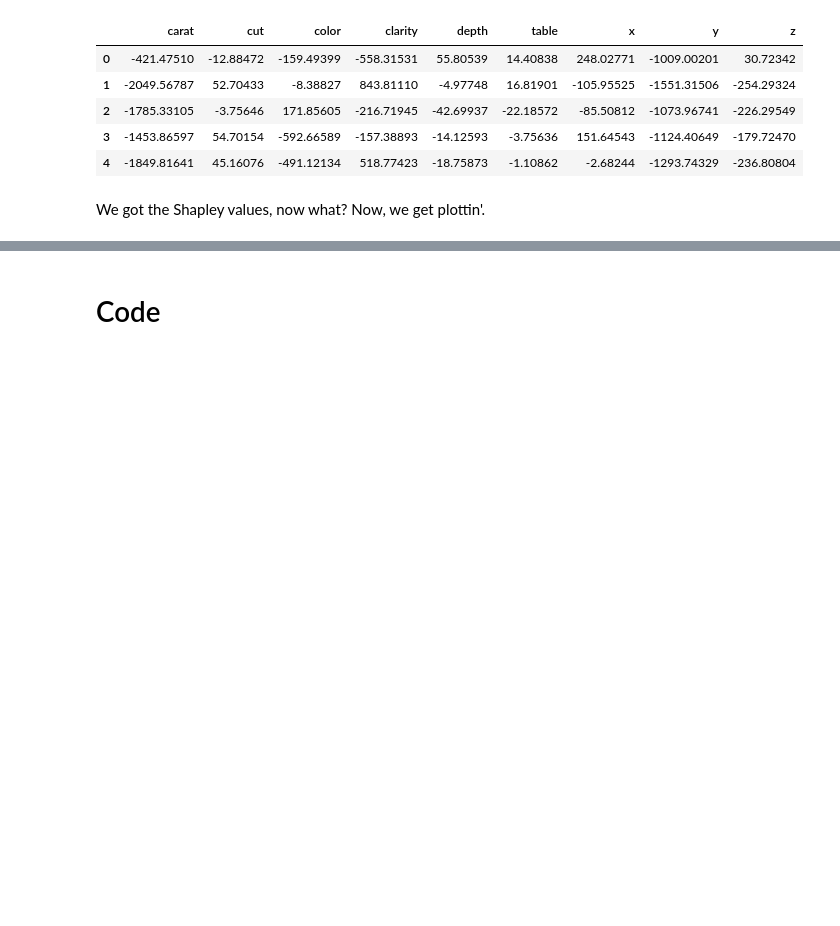
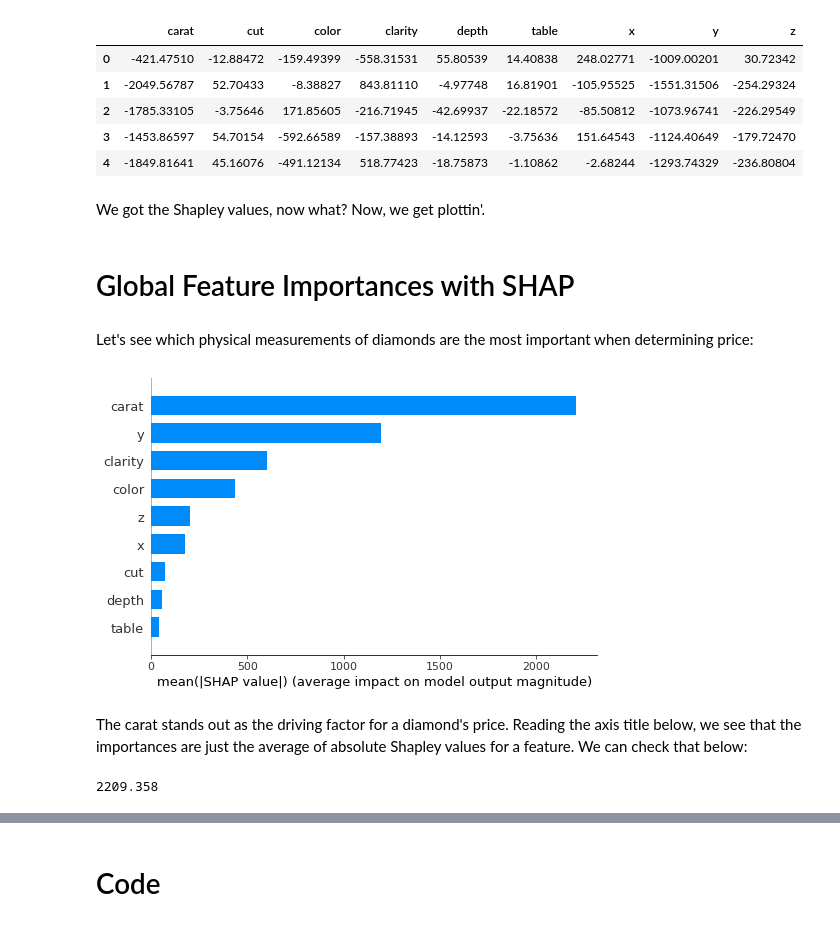
Before and after one commit to BexTuychiev/medium_stories, a Jupyter notebook: 2021/october/1_shap_explainability/notebook.ipynb, the cells around one changed output, grey strips where cells are left out. Cells and saved outputs as stored; diff of their text form; code cells hidden in the pictures; blank space fills up the shorter version.

Commit message:
section: Global Feature Importances with SHAP

```diff
--- a/2021/october/1_shap_explainability/notebook.ipynb
+++ b/2021/october/1_shap_explainability/notebook.ipynb
@@ -203,3 +205,19 @@ pd.DataFrame(shap_values_xgb, columns=X_train.columns.tolist()).head()
 | 4 | -1849.81641 | 45.16076 | -491.12134 | 518.77423 | -18.75873 | -1.10862 | -2.68244 | -1293.74329 | -236.80804 |
 # %% [markdown]
 We got the Shapley values, now what? Now, we get plottin'.
+# %% [markdown]
+# Global Feature Importances with SHAP
+# %% [markdown]
+Let's see which physical measurements of diamonds are the most important when determining price:
+# %%
+shap.summary_plot(
+    shap_values_xgb, X_train, feature_names=X_train.columns, plot_type="bar"
+)
+# %% [output]
+[figure, added]
+# %% [markdown]
+The carat stands out as the driving factor for a diamond's price. Reading the axis title below, we see that the importances are just the average of absolute Shapley values for a feature. We can check that below:
+# %%
+pd.DataFrame(shap_values_xgb, columns=X_train.columns)["carat"].abs().mean()
+# %% [output]
+2209.358
```
Also changed, not shown: parts of 9 cells of this notebook.
